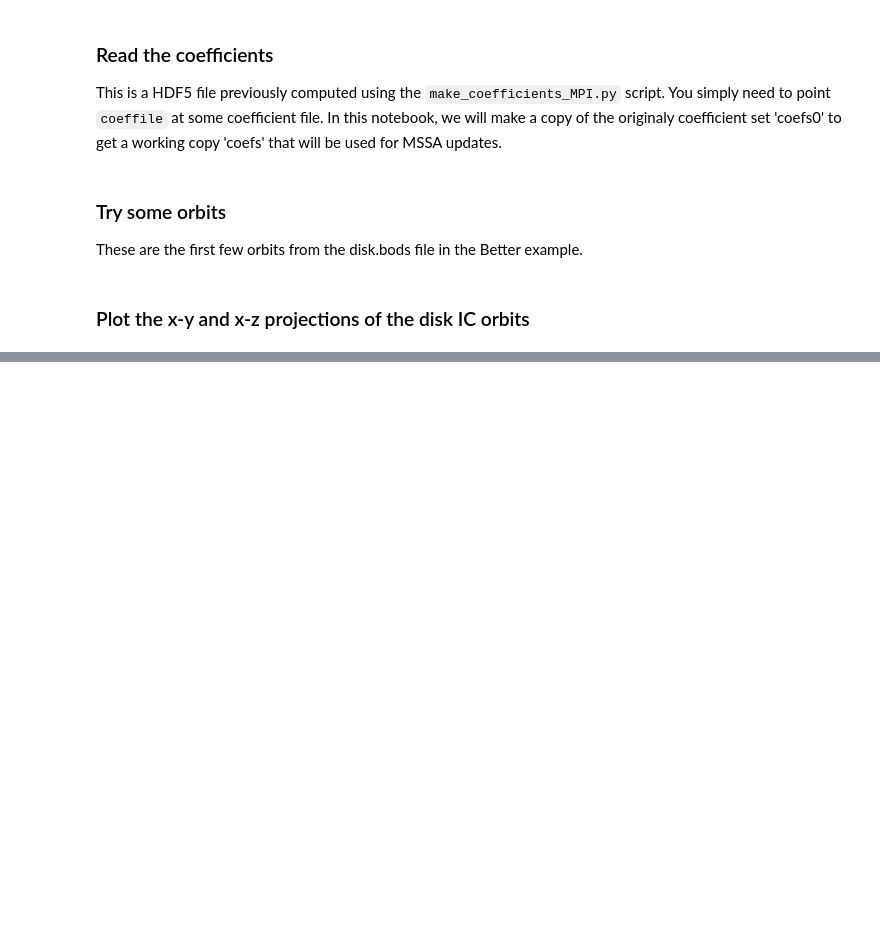
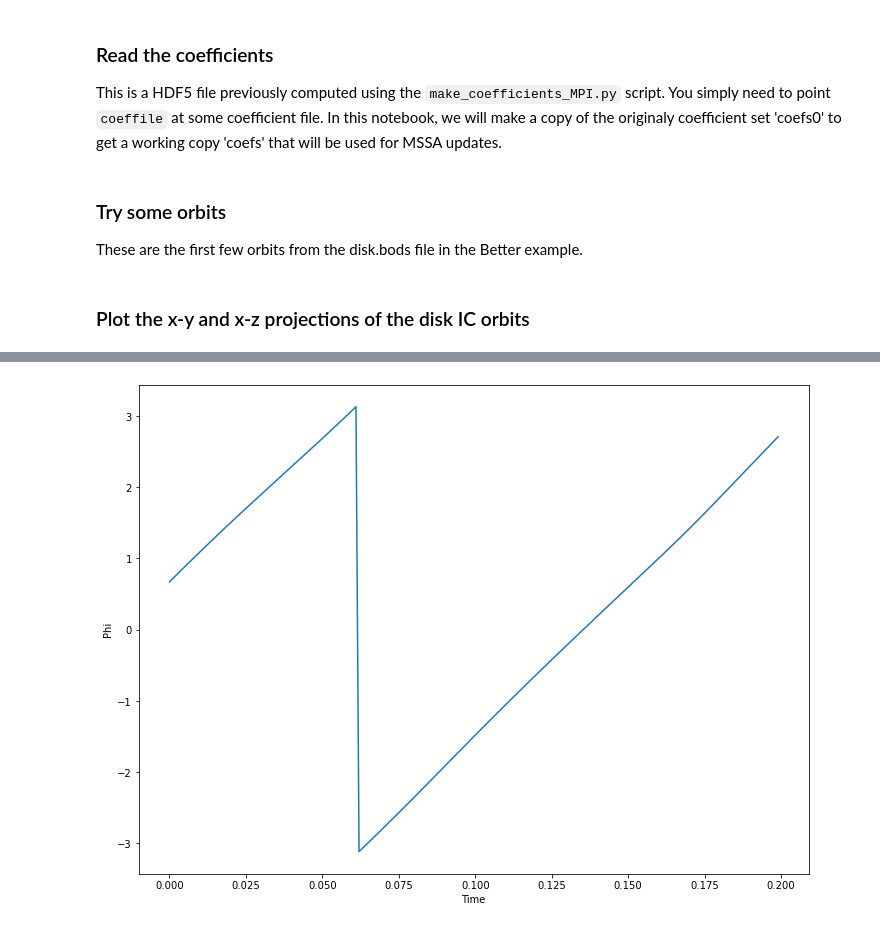
Before and after one commit to EXP-code/pyEXP-examples, a Jupyter notebook: Tutorials/Orbits/orbits in an EXP field.ipynb, the cells around one changed output, grey strips where cells are left out. Drawn from its saved outputs; the diff is of its cells as text; code cells hidden in the pictures; blank space fills up the shorter version.

```diff
--- a/Tutorials/Orbits/orbits in an EXP field.ipynb
+++ b/Tutorials/Orbits/orbits in an EXP field.ipynb
@@ -139,0 +143,7 @@ for n in range(orbits.shape[0]):
+# %%
+plt.plot(times, np.arctan2(orbits[6, 1, :], orbits[6, 0, :]))
+plt.xlabel('Time')
+plt.ylabel('Phi')
+plt.show()
+# %% [output]
+[figure, added]
```
Also changed, not shown: parts of 5 cells of this notebook, 6 other files.
